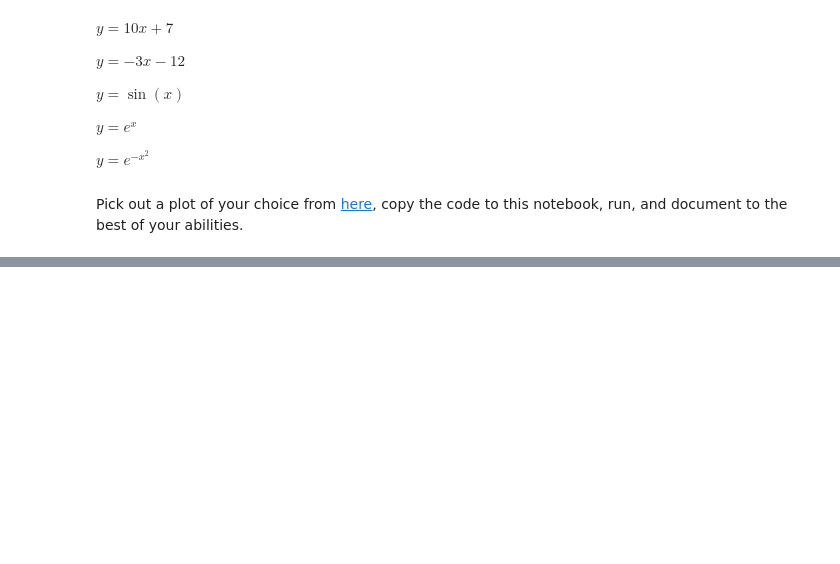
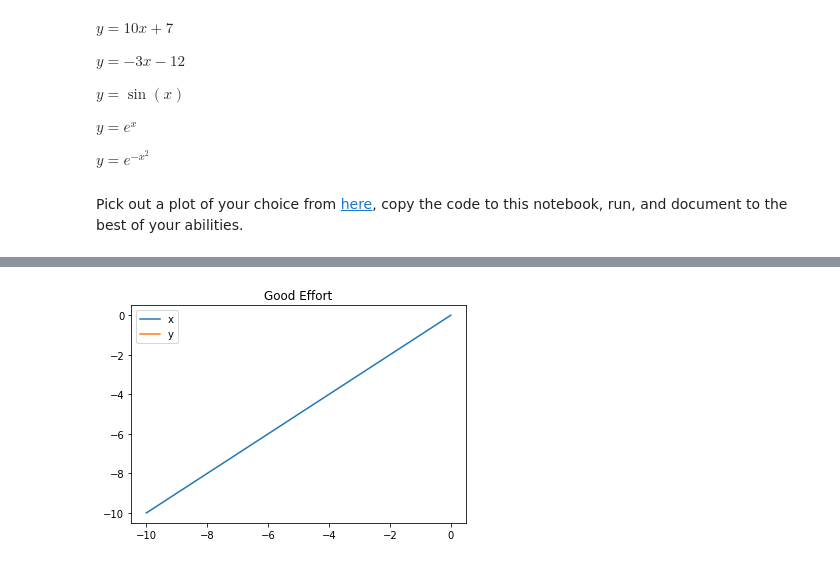
Before and after one commit to Cwyland/Probability_Statistics, a Jupyter notebook: Cassidy Wyland Lab_1.ipynb, the cells around one changed output, grey strips where cells are left out. Cells and saved outputs as stored; diff of their text form; code cells hidden in the pictures; blank space fills up the shorter version.

```diff
--- a/Cassidy Wyland Lab_1.ipynb
+++ b/Cassidy Wyland Lab_1.ipynb
@@ -260,0 +302,14 @@ Pick out a plot of your choice from [here](https://matplotlib.org/stable/gallery
+# %%
+x= np.arange(-10)
+# %%
+y= -3 * x -12
+# %%
+x=np.linspace(-10,0,10)
+plt.plot(x,x, label='x')
+plt.plot(y,y, label='y')
+plt.title("Good Effort")
+plt.legend()
+x=np.arange(-10)
+y= 3* x -12
+# %% [output]
+[figure, added]
```
Also changed, not shown: parts of 15 cells of this notebook.
